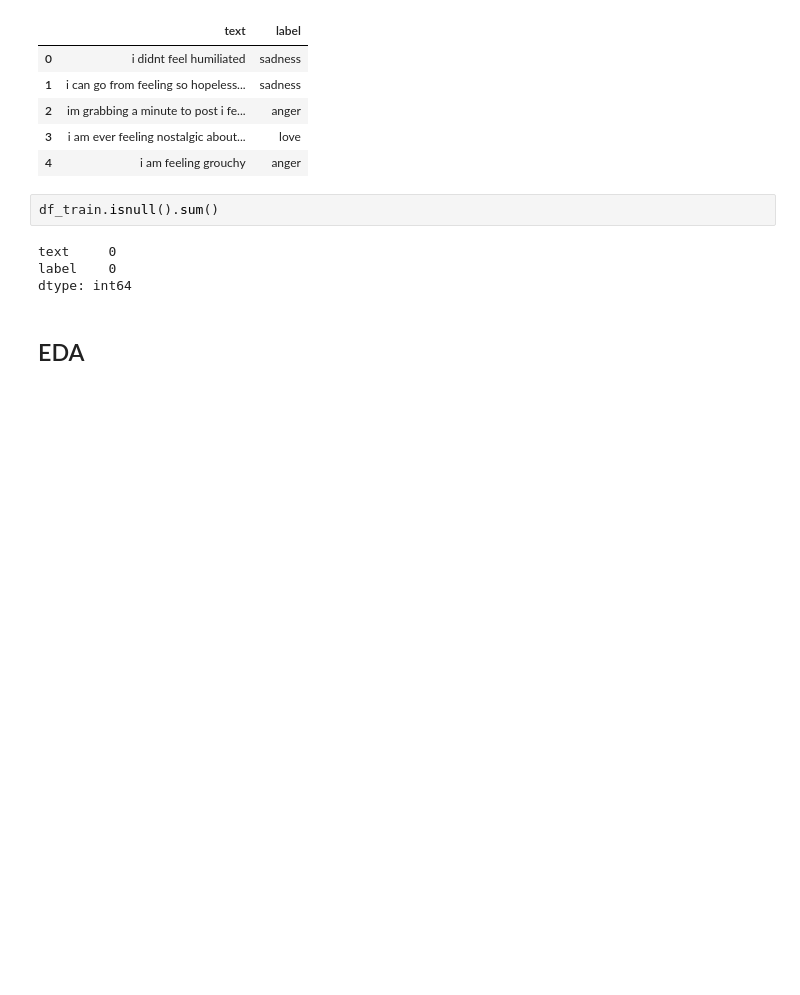
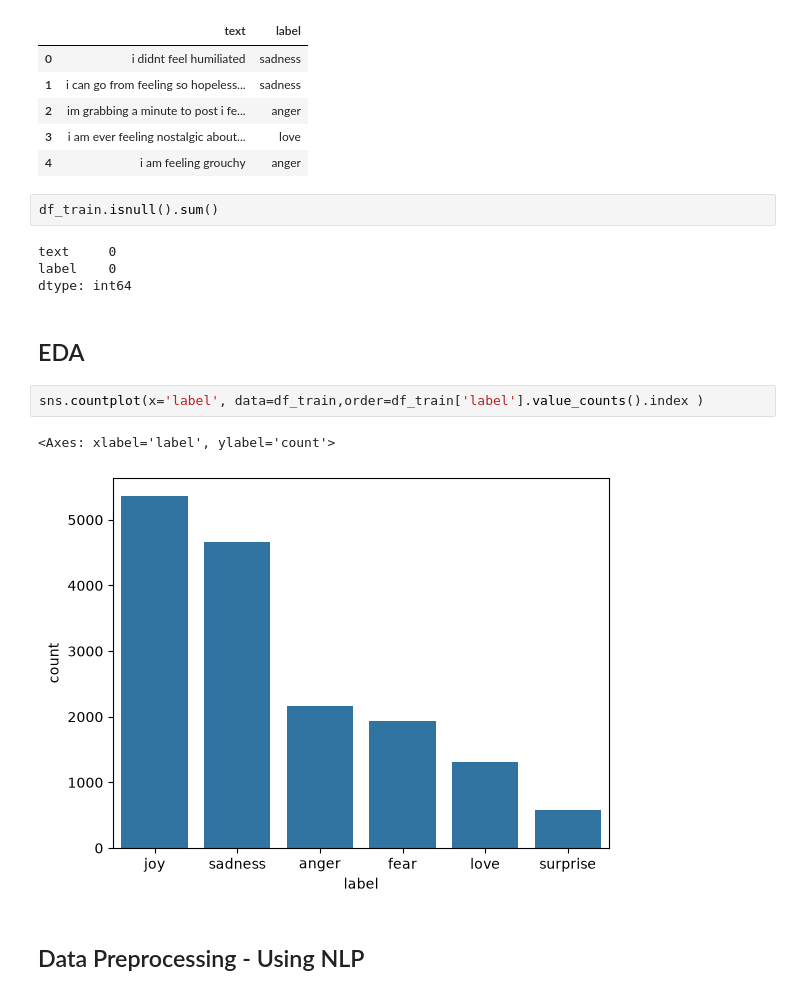
Before and after one commit to Ashish800935/emotion-classification-nlp, a Jupyter notebook: notebooks/emotion_prediction.ipynb, the cells around one changed output. Saved outputs shown, nothing was run; the diff lists cells and outputs as text; blank space fills up the shorter version.

```diff
--- a/notebooks/emotion_prediction.ipynb
+++ b/notebooks/emotion_prediction.ipynb
@@ -57,3 +76,10 @@ label    0
 dtype: int64
 # %% [markdown]
 ## EDA
+# %%
+sns.countplot(x='label', data=df_train,order=df_train['label'].value_counts().index )
+# %% [output]
+<Axes: xlabel='label', ylabel='count'>
+[figure, added]
+# %% [markdown]
+## Data Preprocessing - Using NLP
```
Also changed, not shown: parts of 35 cells of this notebook, 1 other file.
